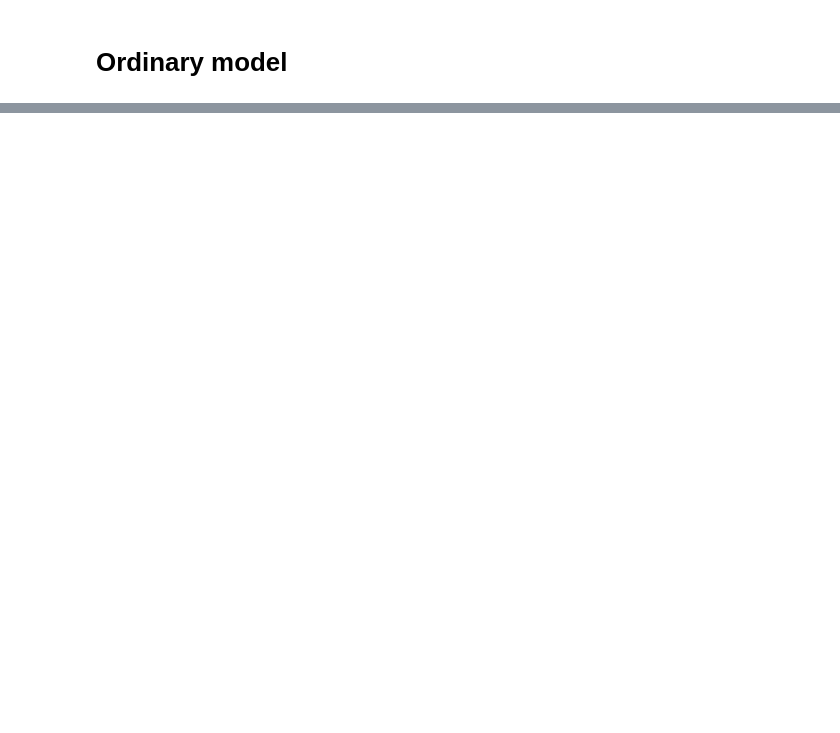
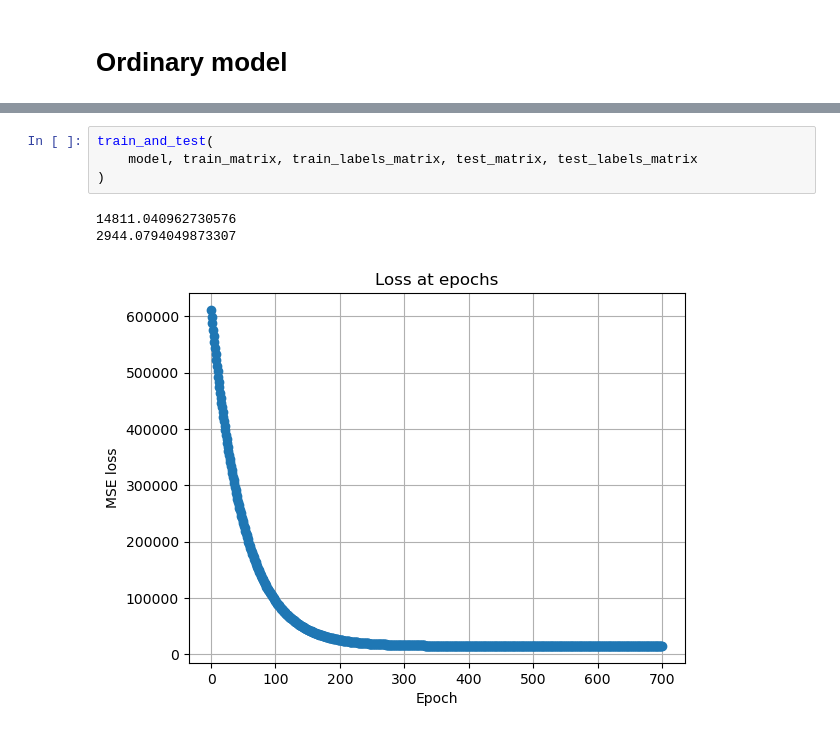
Before and after one commit to typsoon/mpum_first_miniproject, a Jupyter notebook: regression.sync.ipynb, the cells around one changed output, grey strips where cells are left out. Drawn from its saved outputs; the diff is of its cells as text; blank space fills up the shorter version.

```diff
--- a/regression.sync.ipynb
+++ b/regression.sync.ipynb
@@ -170,0 +246,8 @@ print(model.test(train_matrix, train_labels_matrix))
+# %%
+train_and_test(
+    model, train_matrix, train_labels_matrix, test_matrix, test_labels_matrix
+)
+# %% [output]
+14811.040962730576
+2944.0794049873307
+[figure, added]
```
Also changed, not shown: parts of 19 cells of this notebook, 1 other file.
